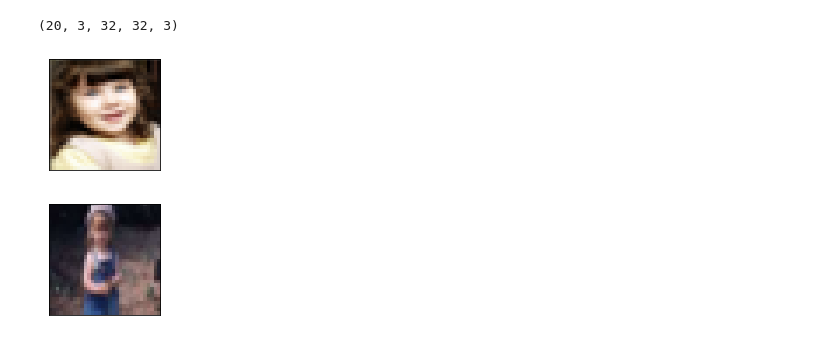
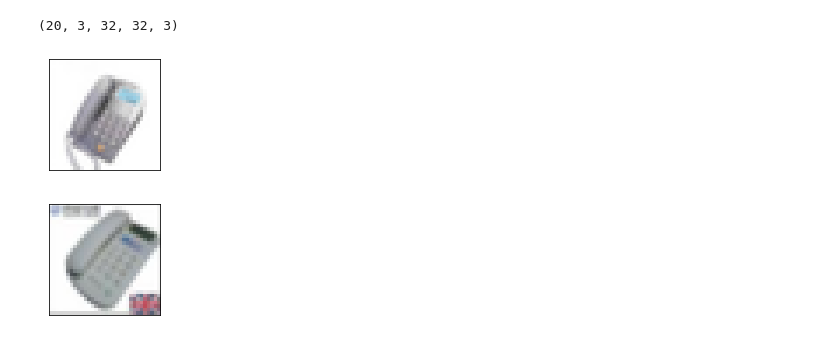
Before and after one commit to psmouli14/final_project, a Jupyter notebook: Cifar_prototype_reptile.ipynb, the cells around one changed output. Cells and saved outputs as stored; diff of their text form; code cells hidden in the pictures.

```diff
--- a/Cifar_prototype_reptile.ipynb
+++ b/Cifar_prototype_reptile.ipynb
@@ -181,0 +192,23 @@ num_classes = 100
+# %%
+#split train into train and val
+train_images_split = np.zeros([40000, img_width , img_height, channels], dtype=np.float32)
+val_images_split = np.zeros([10000, img_width , img_height, channels], dtype=np.float32)
+train_labels_split = np.zeros(40000)
+val_labels_split = np.zeros(10000)
+
+train_split = 400
+val_split = 100
+for class_ in range(len(Classes)):
+  train_start_index = class_ * 500
+  train_end_index = train_start_index + train_split
+  train_index = class_ * train_split
+  val_start_index = train_end_index
+  val_end_index = val_start_index + val_split
+  val_index = class_ * val_split
+
+  train_images_split[train_index : train_index + train_split] = train_images[train_start_index: train_end_index]
+  val_images_split[val_index : val_index + val_split] = train_images[val_start_index : val_end_index]
+
+
+  train_labels_split[train_index : train_index + train_split] = train_labels[train_start_index : train_end_index]
+  val_labels_split[val_index : val_index + val_split] = train_labels[val_start_index : val_end_index]
@@ -203,7 +244,7 @@ def find_indices(list_to_check, item_to_find):
       indices.append(idx)
   return indices
 # %%
-support, query = get_next_batch(test_images, test_labels, 20, 7, 3, 100)
+support, query = get_next_batch(val_images_split, val_labels_split, 20, 7, 3, 100)
 # %%
 support.shape
 # %% [output]
@@ -219,13 +260,13 @@ def show_image(dataset, index, image_number):
   plt.yticks([])
   plt.imshow(dataset[index][image_number])
 # %%
-show_image(support, 5, 4)
+show_image(support, 4, 6)
 # %% [output]
-[figure, old version]
+[figure, new version]
 # %%
-show_image(query, 5, 1)
+show_image(query, 4, 0)
 # %% [output]
-[figure, old version]
+[figure, new version]
 # %%
 from tensorflow.keras.layers import Dense, Flatten, Conv2D
 from tensorflow.keras import Model
```
Also changed, not shown: parts of 30 cells of this notebook.
